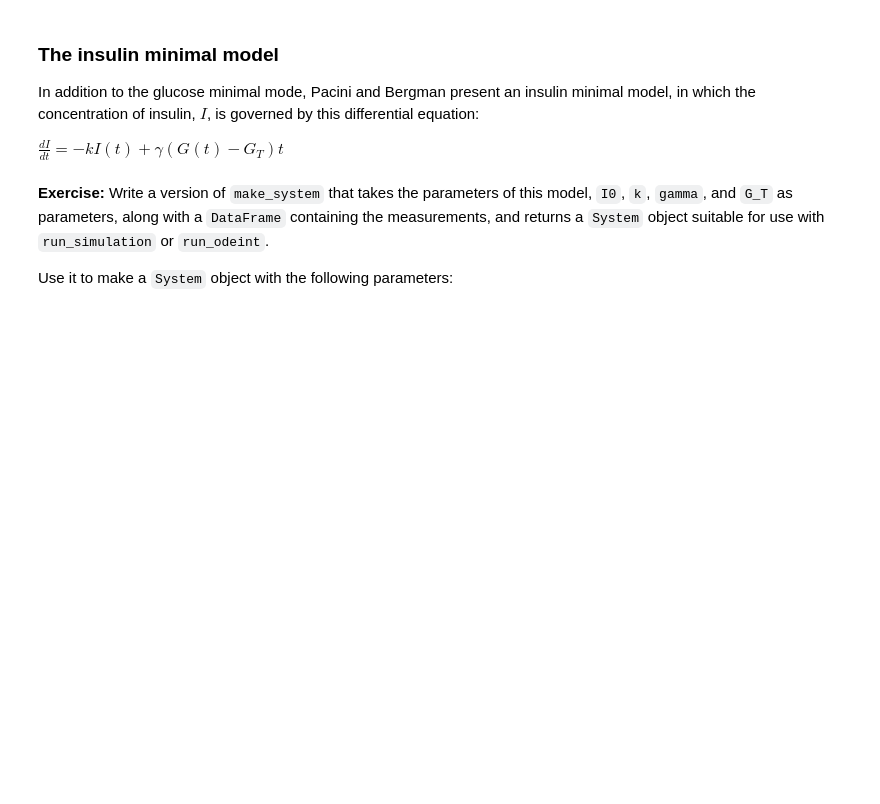
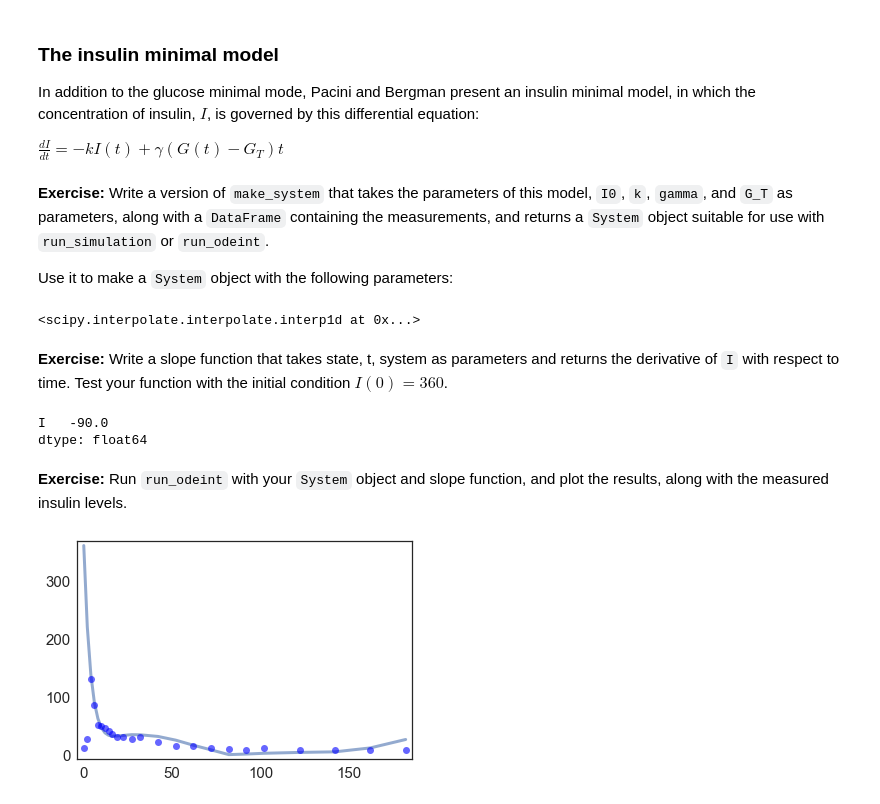
Before and after one commit to JonahSpicher/ModSimPy, a Jupyter notebook: code/chap08 - Copy.ipynb, the cells around one changed output. Saved outputs shown, nothing was run; the diff lists cells and outputs as text; code cells hidden in the pictures; blank space fills up the shorter version.

```diff
--- a/code/chap08 - Copy.ipynb
+++ b/code/chap08 - Copy.ipynb
@@ -592,3 +592,44 @@ I0 = 360
 k = 0.25
 gamma = 0.004
 G_T = 80
+# %%
+def make_system(I0, k, gamma, G_T, data):
+
+    init = State(I=I0)
+    system = System(init=init,
+                    k=k, gamma=gamma,
+                    G_T=G_T,
+                    G=interpolate(data.glucose),
+                    ts=data.index)
+    return system
+# %%
+system = make_system(I0, k, gamma, G_T, data)
+# %%
+system.G
+# %% [output]
+<scipy.interpolate.interpolate.interp1d at 0x...>
+# %% [markdown]
+**Exercise:** Write a slope function that takes state, t, system as parameters and returns the derivative of `I` with respect to time.  Test your function with the initial condition $I(0)=360$.
+# %%
+def slope_func_i(state, t, system):
+
+    I = state
+    unpack(system)
+
+    dIdt = - k * I + gamma * (G(t) - G_T) * t
+
+    return dIdt
+# %%
+init = State(I=I0)
+slope_func_i(init, 0, system)
+# %% [output]
+I   -90.0
+dtype: float64
+# %% [markdown]
+**Exercise:** Run `run_odeint` with your `System` object and slope function, and plot the results, along with the measured insulin levels.
+# %%
+run_odeint(system, slope_func_i)
+plot(system.results)
+plot(data.insulin, 'bo')
+# %% [output]
+[figure, added]
```
Also changed, not shown: parts of 33 cells of this notebook, 1 other file.
